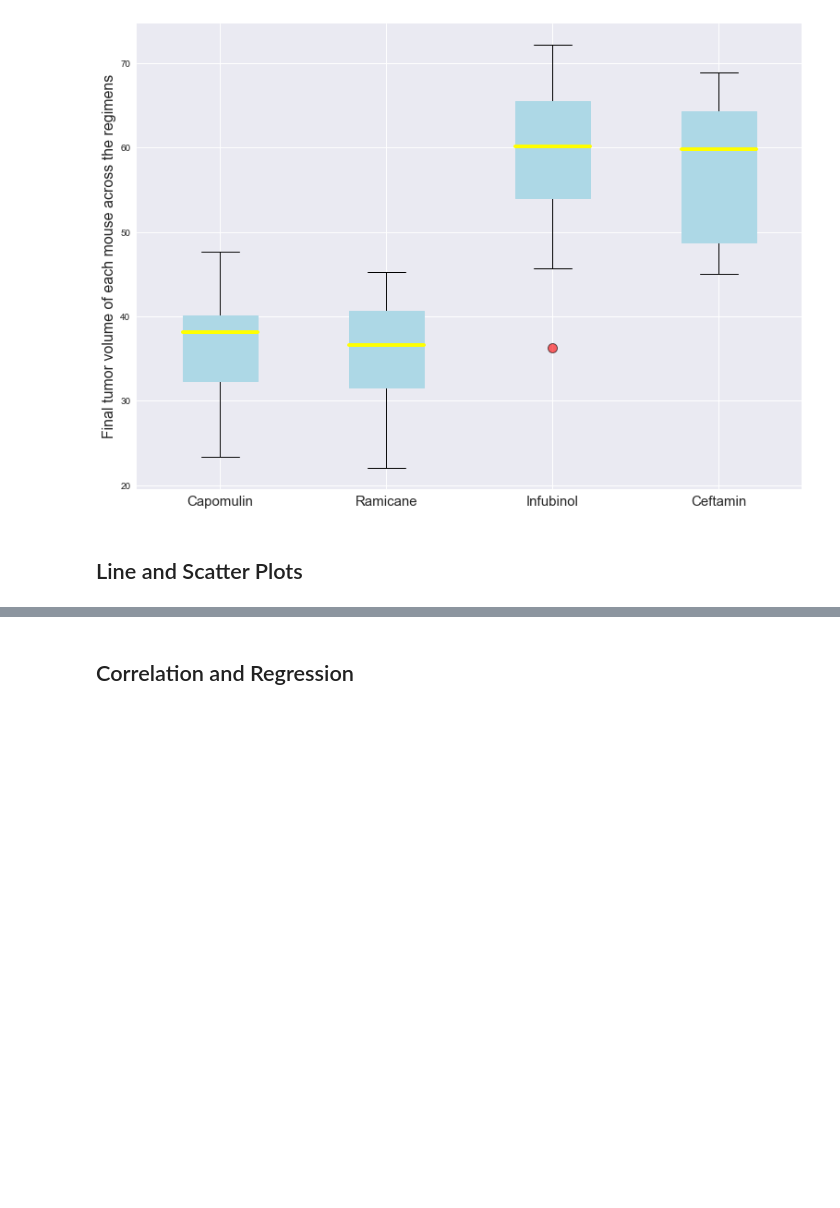
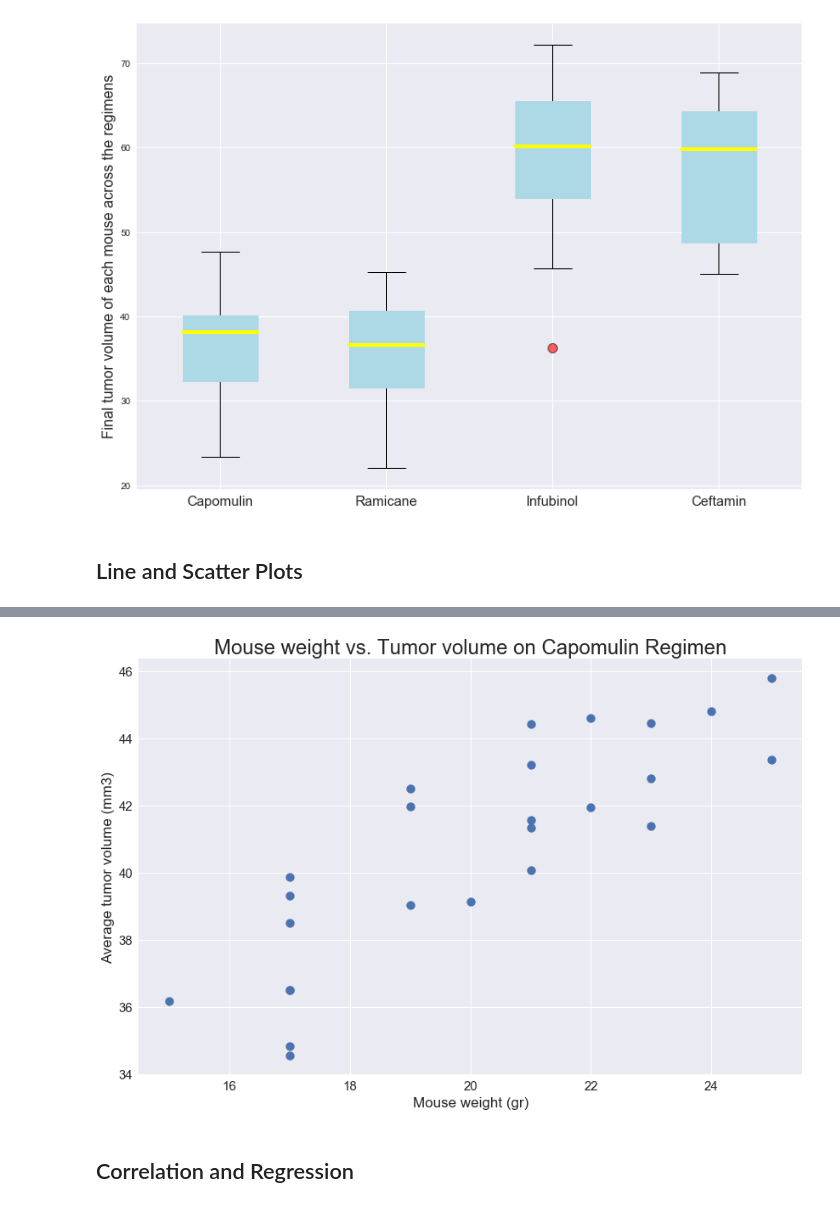
Before and after one commit to crogar/matplotlib-challenge, a Jupyter notebook: Pymaceuticals/pymaceuticals_starter.ipynb, the cells around one changed output, grey strips where cells are left out. Cells and saved outputs as stored; diff of their text form; code cells hidden in the pictures; blank space fills up the shorter version.

```diff
--- a/Pymaceuticals/pymaceuticals_starter.ipynb
+++ b/Pymaceuticals/pymaceuticals_starter.ipynb
@@ -320,2 +332,16 @@ plt.show()
+# %%
+# Generate a scatter plot of average tumor volume vs. mouse weight for the Capomulin regimen
+
+avg_values_df = Capomulin_df.groupby("Mouse ID").mean()
+
+plt.figure(figsize=(14,9))
+plt.title("Mouse weight vs. Tumor volume on Capomulin Regimen", fontsize=24)
+plt.scatter(avg_values_df["Weight (g)"],avg_values_df["Tumor Volume (mm3)"], s = 100)
+plt.xlabel("Mouse weight (gr)", fontsize=17)
+plt.ylabel("Average tumor volume (mm3)", fontsize=17)
+plt.xticks(fontsize= 15)
+plt.yticks(fontsize= 15);
+# %% [output]
+[figure, added]
 # %% [markdown]
 ## Correlation and Regression
```
Also changed, not shown: parts of 4 cells of this notebook.
